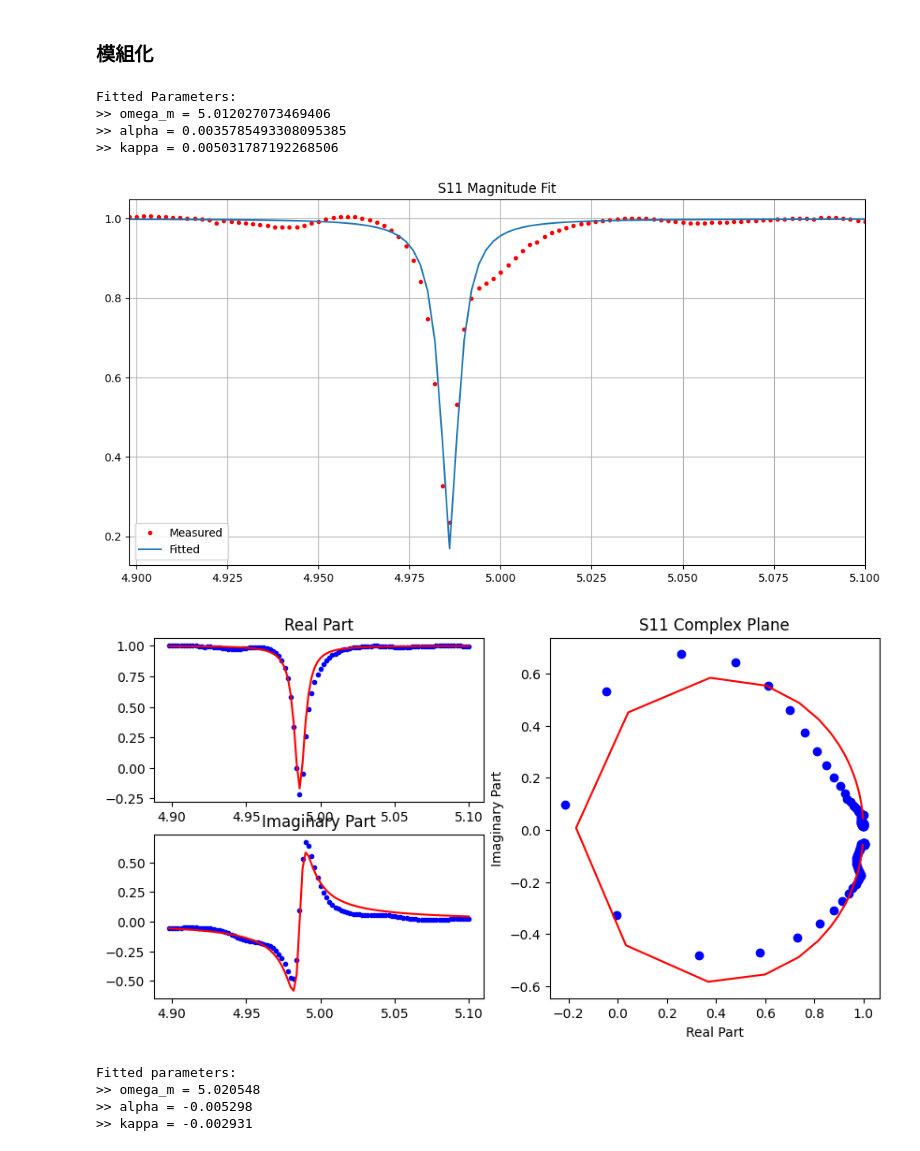
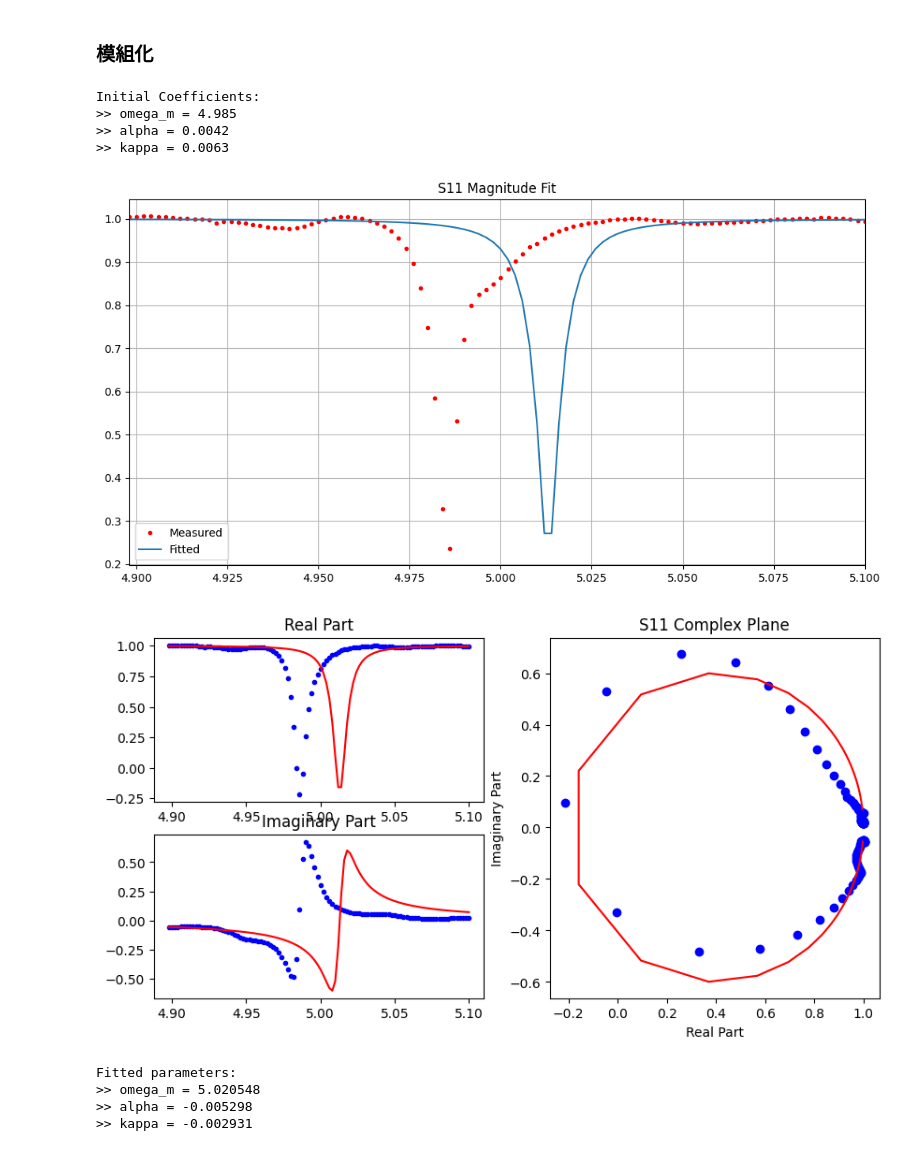
Before and after one commit to Nick1467/Mirror, a Jupyter notebook: quick_scale.ipynb, the cells around one changed output. Saved outputs shown, nothing was run; the diff lists cells and outputs as text; code cells hidden in the pictures.

```diff
--- a/quick_scale.ipynb
+++ b/quick_scale.ipynb
@@ -283,47 +283,68 @@ def plot_results(frequencies, measured_s11, fitted_s11):
     plt.legend()
     plt.grid()
     plt.title("S11 Magnitude Fit")
     plt.show()
 
     # Real and Imaginary parts
     plt.figure(figsize=(10, 5))
     plt.subplot(221)
     plt.plot(frequencies, measured_s11.real, 'b.')
     plt.plot(frequencies, real_part[::-1], 'r-')
     plt.title('Real Part')
 
     plt.subplot(223)
     plt.plot(frequencies, measured_s11.imag, 'b.')
     plt.plot(frequencies, imag_part[::-1], 'r-')
     plt.title('Imaginary Part')
 
     plt.subplot(122)
     plt.plot(measured_s11.real, measured_s11.imag, 'bo')
     plt.plot(real_part[::-1], imag_part[::-1], 'r-')
     plt.xlabel('Real Part')
     plt.ylabel('Imaginary Part')
     plt.title("S11 Complex Plane")
 
     plt.show()
 
+def switch_mode(mode, frequencies, measured_s11, initial_guess):
+    """
+    Switch between coefficient setting mode and fitting mode.
+    """
+    if mode == "set":
+        print("Initial Coefficients:")
+        for name, value in zip(["omega_m", "alpha", "kappa"], initial_guess):
+            print(f">> {name} = {value}")
+        s11_fit = s11(frequencies, *initial_guess)
+        plot_results(frequencies, measured_s11, s11_fit)
+    elif mode == "fit":
+        coeffs = fit_s11(frequencies, measured_s11, initial_guess)
+        s11_fit = s11(frequencies, *coeffs)
+        plot_results(frequencies, measured_s11, s11_fit)
+    else:
+        print("Invalid mode. Use 'set' or 'fit'.")
 
-# Example data (Replace with actual values)
-global frq, data, screen
-f_used = frq[screen] / 1e9
-s11_used = data[screen, trace_no: trace_no+1].ravel()
+def main():
+    """
+    Main execution function.
+    """
+    global frq, data, screen
+    f_used = frq[screen] / 1e9
+    s11_used = data[screen, trace_no: trace_no+1].ravel()
 
-initial_guess = np.array([4.985, 0.0040, 0.0053])  # Initial parameter estimates
+    initial_guess = np.array([4.985, 0.0042, 0.0063])  # Initial parameter estimates
 
-coeffs = fit_s11(f_used, s11_used, initial_guess)
-s11_fit = s11(f_used, *coeffs)
-plot_results(f_used, s11_used, s11_fit)
+    # Switch mode here: "set" for initial coefficients, "fit" for fitting
+    mode = "set"
+    switch_mode(mode, f_used, s11_used, initial_guess)
+
+main()
 # %% [output]
-Fitted Parameters:
->> omega_m = 5.012027073469406
->> alpha = 0.0035785493308095385
->> kappa = 0.005031787192268506
+Initial Coefficients:
+>> omega_m = 4.985
+>> alpha = 0.0042
+>> kappa = 0.0063
-[figure, old version]
+[figure, new version]
-[figure, old version]
+[figure, new version]
 # %%
 
 import numpy as np
```
